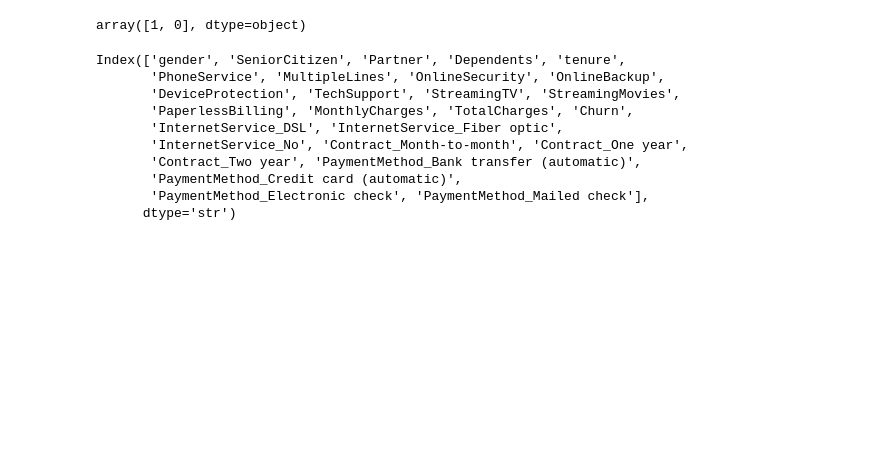
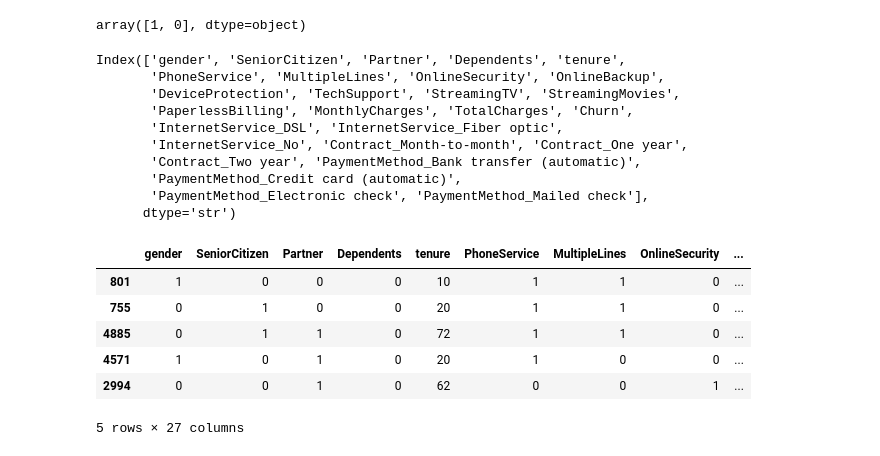
Before and after one commit to boogey004/Deep-Learning, a Jupyter notebook: Artificial Neural Networks/customerchumANN.ipynb, the cells around one changed output. Drawn from its saved outputs; the diff is of its cells as text; code cells hidden in the pictures; blank space fills up the shorter version.

```diff
--- a/Artificial Neural Networks/customerchumANN.ipynb
+++ b/Artificial Neural Networks/customerchumANN.ipynb
@@ -233,7 +233,7 @@ df1['gender'].unique()
 # %% [output]
 array([1, 0], dtype=object)
 # %%
-df2 = pd.get_dummies(data=df1, columns=['InternetService', 'Contract', 'PaymentMethod'])
+df2 = pd.get_dummies(data=df1, columns=['InternetService', 'Contract', 'PaymentMethod'], dtype=int)
 df2.columns
 # %% [output]
 Index(['gender', 'SeniorCitizen', 'Partner', 'Dependents', 'tenure',
@@ -246,3 +246,13 @@ Index(['gender', 'SeniorCitizen', 'Partner', 'Dependents', 'tenure',
        'PaymentMethod_Credit card (automatic)',
        'PaymentMethod_Electronic check', 'PaymentMethod_Mailed check'],
       dtype='str')
+# %%
+df2.sample(5)
+# %% [output]
+|  | gender | SeniorCitizen | Partner | Dependents | tenure | PhoneService | MultipleLines | OnlineSecurity | ... |
+| 801 | 1 | 0 | 0 | 0 | 10 | 1 | 1 | 0 | ... |
+| 755 | 0 | 1 | 0 | 0 | 20 | 1 | 1 | 0 | ... |
+| 4885 | 0 | 1 | 1 | 0 | 72 | 1 | 1 | 0 | ... |
+| 4571 | 1 | 0 | 1 | 0 | 20 | 1 | 0 | 0 | ... |
+| 2994 | 0 | 0 | 1 | 0 | 62 | 0 | 0 | 1 | ... |
+5 rows × 27 columns
```
Also changed, not shown: parts of 3 cells of this notebook.
